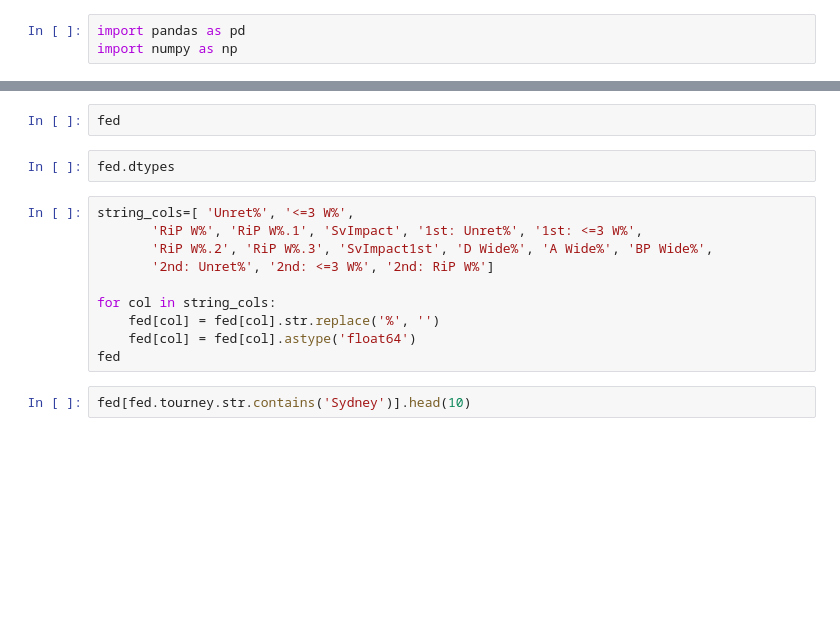
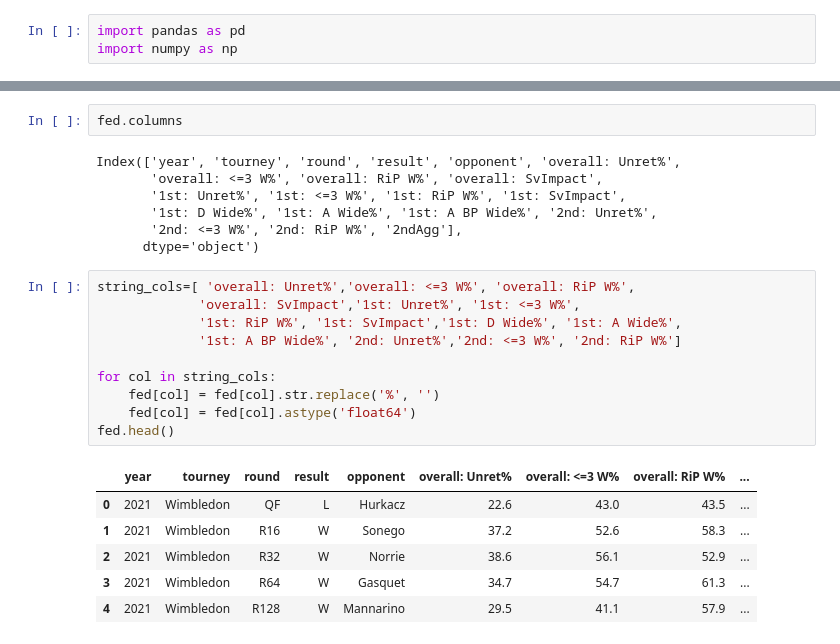
Before and after one commit to altairaguelo/tennis_serve_data_analysis, a Jupyter notebook: data-cleaning/fed_data_cleaining.ipynb, the cells around one changed output, grey strips where cells are left out. Cells and saved outputs as stored; diff of their text form; blank space fills up the shorter version.

```diff
--- a/data-cleaning/fed_data_cleaining.ipynb
+++ b/data-cleaning/fed_data_cleaining.ipynb
@@ -8,18 +35,28 @@ fed = fed.replace('-', np.NaN)
 # %%
-fed
+fed.columns
+# %% [output]
+Index(['year', 'tourney', 'round', 'result', 'opponent', 'overall: Unret%',
+       'overall: <=3 W%', 'overall: RiP W%', 'overall: SvImpact',
+       '1st: Unret%', '1st: <=3 W%', '1st: RiP W%', '1st: SvImpact',
+       '1st: D Wide%', '1st: A Wide%', '1st: A BP Wide%', '2nd: Unret%',
+       '2nd: <=3 W%', '2nd: RiP W%', '2ndAgg'],
+      dtype='object')
-# %%
-fed.dtypes
 # %%
-string_cols=[ 'Unret%', '<=3 W%',
-       'RiP W%', 'RiP W%.1', 'SvImpact', '1st: Unret%', '1st: <=3 W%',
-       'RiP W%.2', 'RiP W%.3', 'SvImpact1st', 'D Wide%', 'A Wide%', 'BP Wide%',
-       '2nd: Unret%', '2nd: <=3 W%', '2nd: RiP W%']
+string_cols=[ 'overall: Unret%','overall: <=3 W%', 'overall: RiP W%',
+             'overall: SvImpact','1st: Unret%', '1st: <=3 W%',
+             '1st: RiP W%', '1st: SvImpact','1st: D Wide%', '1st: A Wide%',
+             '1st: A BP Wide%', '2nd: Unret%','2nd: <=3 W%', '2nd: RiP W%']
 
 for col in string_cols:
     fed[col] = fed[col].str.replace('%', '')
     fed[col] = fed[col].astype('float64')
-fed
+fed.head()
+# %% [output]
+|  | year | tourney | round | result | opponent | overall: Unret% | overall: <=3 W% | overall: RiP W% | ... |
+| 0 | 2021 | Wimbledon | QF | L | Hurkacz | 22.6 | 43.0 | 43.5 | ... |
+| 1 | 2021 | Wimbledon | R16 | W | Sonego | 37.2 | 52.6 | 58.3 | ... |
+| 2 | 2021 | Wimbledon | R32 | W | Norrie | 38.6 | 56.1 | 52.9 | ... |
+| 3 | 2021 | Wimbledon | R64 | W | Gasquet | 34.7 | 54.7 | 61.3 | ... |
+| 4 | 2021 | Wimbledon | R128 | W | Mannarino | 29.5 | 41.1 | 57.9 | ... |
-# %%
-fed[fed.tourney.str.contains('Sydney')].head(10)
 # %%
 fed['tourney'].unique()
```
Also changed, not shown: parts of 23 cells of this notebook, 3 other files.
